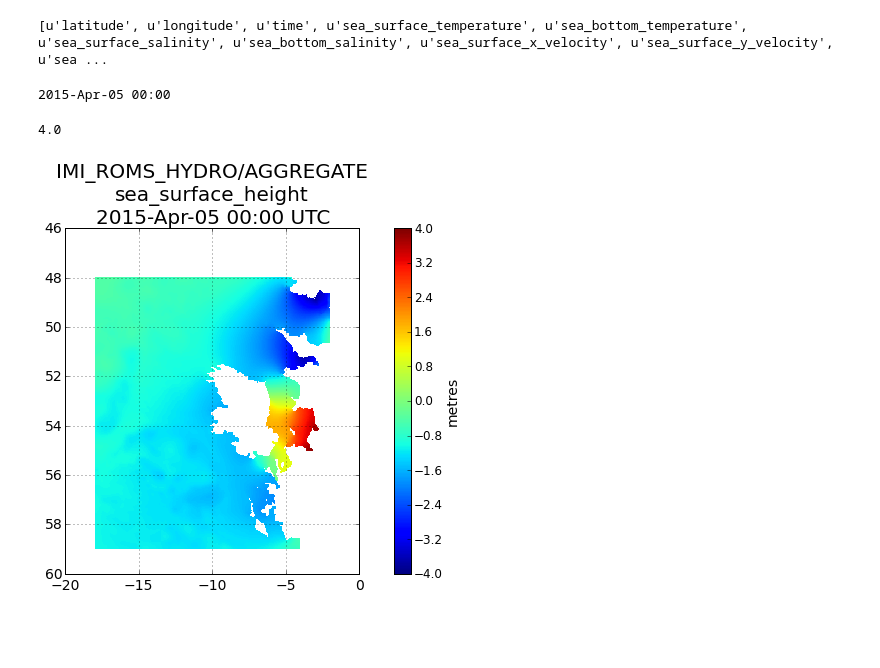
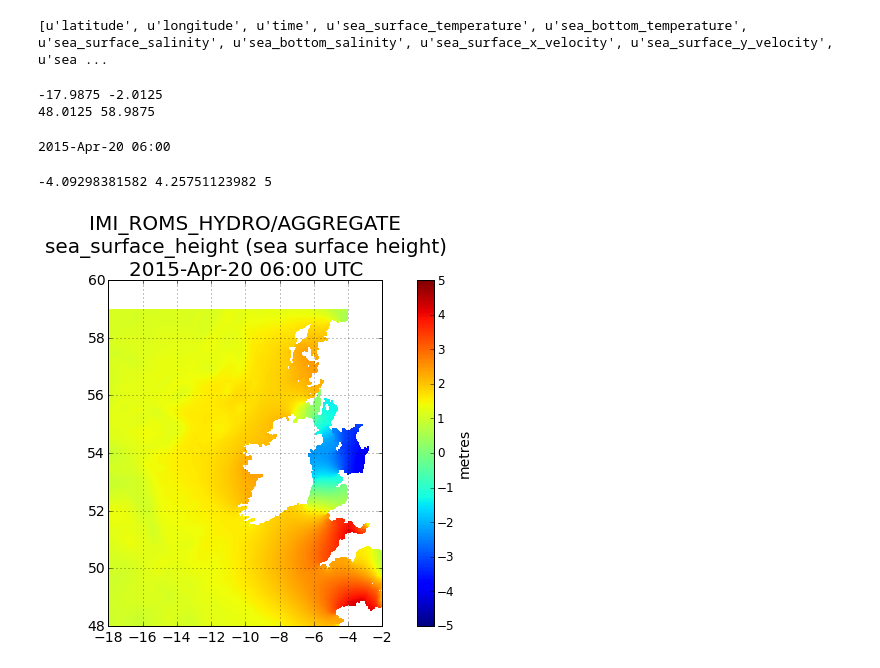
Before and after one commit to BrianOBlanton/NoteBooks, a Jupyter notebook: IrishSeaROMS.ipynb, the cells around one changed output. Cells and saved outputs as stored; diff of their text form; code cells hidden in the pictures; blank space fills up the shorter version.

```diff
--- a/IrishSeaROMS.ipynb
+++ b/IrishSeaROMS.ipynb
@@ -17,45 +17,52 @@ print nc.variables.keys()
 # %% [output]
 [u'latitude', u'longitude', u'time', u'sea_surface_temperature', u'sea_bottom_temperature', u'sea_surface_salinity', u'sea_bottom_salinity', u'sea_surface_x_velocity', u'sea_surface_y_velocity', u'sea ...
+# %%
+lon=nc.variables['longitude']
+lond=lon[:]
+print np.nanmin(lond), np.max(lond)
+
+lat=nc.variables['latitude']
+latd=lat[:]
+print np.nanmin(latd), np.max(latd)
+
+latmn = np.mean(lat)
+# %% [output]
+-17.9875 -2.0125
+48.0125 58.9875
 # %%
-lon=nc.variables['longitude']
-lat=nc.variables['latitude']
-var=nc.variables[var_name]
+tidx=321
 time=nc.variables['time']
-
-latmn = np.mean(lat)
-
-tidx=199
 dtime = netCDF4.num2date(time[tidx],time.units)
 datestr = dtime.strftime('%Y-%b-%d %H:%M')
 print datestr
 # %% [output]
-2015-Apr-05 00:00
+2015-Apr-20 06:00
 # %%
+var=nc.variables[var_name]
 var_d=var[tidx,:,:]
 var_d = ma.array(var_d,mask=var_d==var.FillValue_)
-#var_dm = ma.array(var_d,mask=np.isnan(var_d))
+vmin=np.nanmin(var_d)
+vmax=np.nanmax(var_d)
 
-vmin=var_d.min()
-vmax=var_d.max()
 # This min/max calc won't work in general, but is OK for data relatively well distributed about 0
-vminmax=math.ceil(2*max(abs(vmin),abs(vmax)))/2
+#vminmax=math.ceil(2*max(abs(vmin),abs(vmax)))/2
+vminmax=5
+print vmin,vmax,vminmax
 # %% [output]
-4.0
+-4.09298381582 4.25751123982 5
 # %%
 fig = plt.figure(figsize=(12,6), dpi=144)
 ax = fig.add_axes([0.1, 0.1, 0.8, 0.8])
 ax.set_aspect(1.0/np.cos(latmn * np.pi / 180.0))
 
-pc=pcolormesh(lon[:], lat[:], var_d, cmap=plt.cm.jet, vmin=-vminmax, vmax=vminmax)
-plt.title("%s\n%s\n%s UTC" % (tstr, var_name, datestr), fontsize=20)
+pc=pcolormesh(lond, latd, var_d, cmap=plt.cm.jet, vmin=-vminmax, vmax=vminmax)
+plt.title("%s\n%s (%s)\n%s UTC" % (tstr, var_name, var.long_name, datestr), fontsize=20)
 plt.grid(True)
-plt.xlim((-20,0))
-plt.ylim((60,46))
 plt.tick_params(axis='both', which='major', labelsize=14)
 
 cbax = fig.add_axes()
 cb = plt.colorbar(pc, cax=cbax,  orientation='vertical')
 cb.set_label(var.units, fontsize=14)
 cb.ax.tick_params(axis='both', which='major', labelsize=12)
 # %% [output]
-[figure, old version]
+[figure, new version]
```
Also changed, not shown: parts of 1 cell of this notebook, 2 other files.
